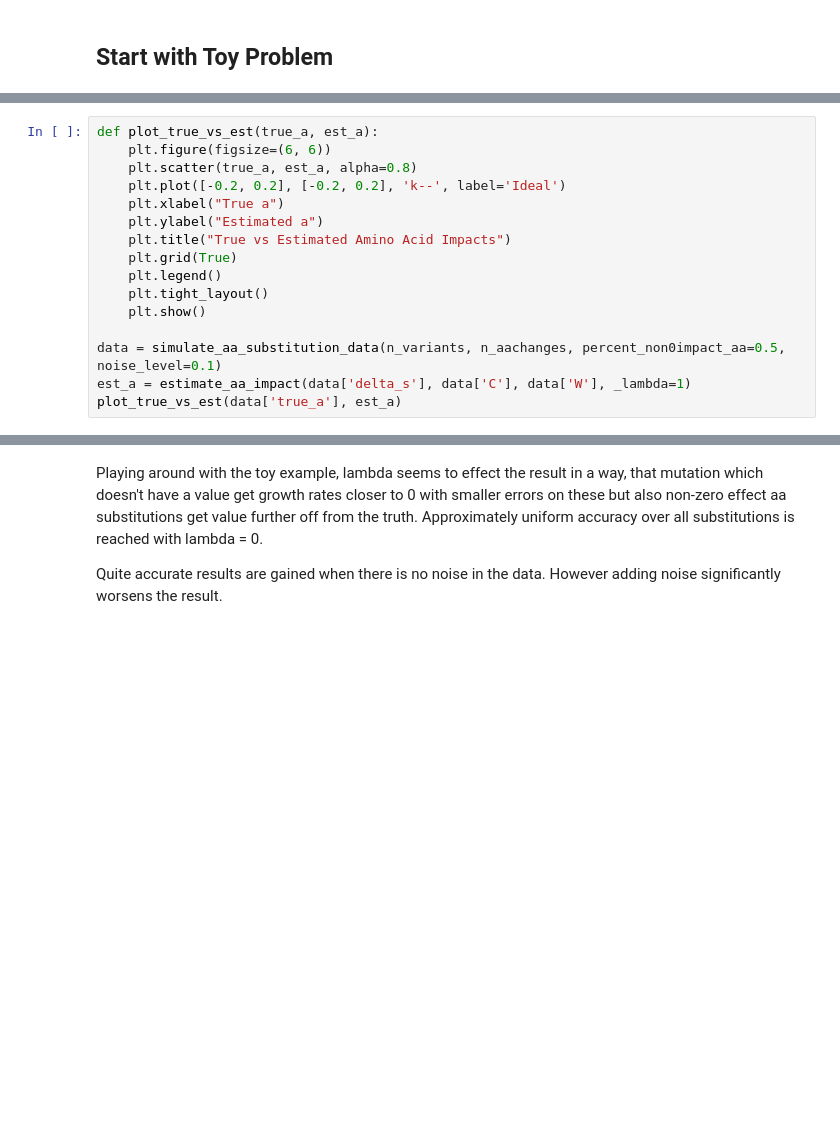
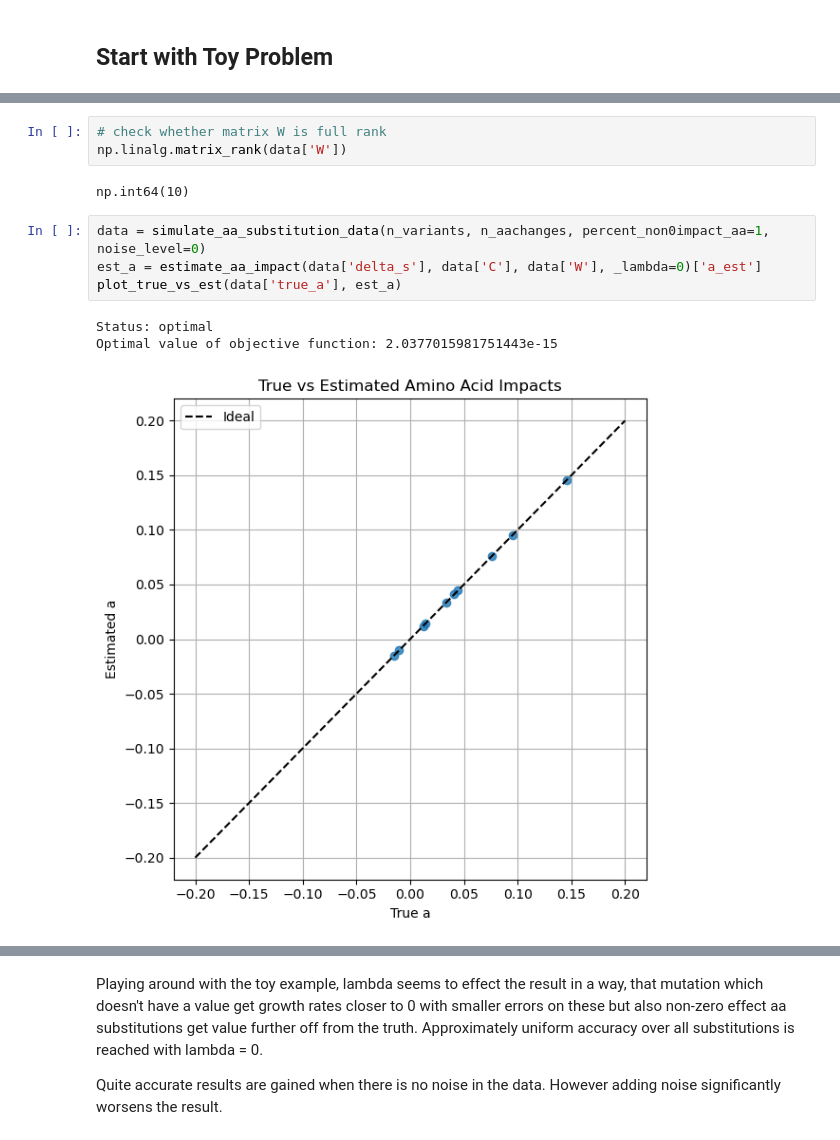
Before and after one commit to marie3003/mlr_predict_variant_composition, a Jupyter notebook: effects_aa_substitutions_fitness.ipynb, the cells around one changed output, grey strips where cells are left out. Cells and saved outputs as stored; diff of their text form; blank space fills up the shorter version.

```diff
--- a/effects_aa_substitutions_fitness.ipynb
+++ b/effects_aa_substitutions_fitness.ipynb
@@ -74,16 +22,0 @@ def estimate_aa_impact(delta_s, C, W, _lambda=0.1):
-# %%
-def plot_true_vs_est(true_a, est_a):
-    plt.figure(figsize=(6, 6))
-    plt.scatter(true_a, est_a, alpha=0.8)
-    plt.plot([-0.2, 0.2], [-0.2, 0.2], 'k--', label='Ideal')
-    plt.xlabel("True a")
-    plt.ylabel("Estimated a")
-    plt.title("True vs Estimated Amino Acid Impacts")
-    plt.grid(True)
-    plt.legend()
-    plt.tight_layout()
-    plt.show()
-
-data = simulate_aa_substitution_data(n_variants, n_aachanges, percent_non0impact_aa=0.5, noise_level=0.1)
-est_a = estimate_aa_impact(data['delta_s'], data['C'], data['W'], _lambda=1)
-plot_true_vs_est(data['true_a'], est_a)
@@ -101,3 +38,16 @@ plot_true_vs_est(data['true_a'], est_a)
+# %%
+# check whether matrix W is full rank
+np.linalg.matrix_rank(data['W'])
+# %% [output]
+np.int64(10)
+# %%
+data = simulate_aa_substitution_data(n_variants, n_aachanges, percent_non0impact_aa=1, noise_level=0)
+est_a = estimate_aa_impact(data['delta_s'], data['C'], data['W'], _lambda=0)['a_est']
+plot_true_vs_est(data['true_a'], est_a)
+# %% [output]
+Status: optimal
+Optimal value of objective function: 2.0377015981751443e-15
+[figure, added]
 # %%
 def plot_true_vs_est_subplot(ax, true_a, est_a, title="", color="blue"):
     ax.scatter(true_a, est_a, alpha=0.8, color=color)
```
Also changed, not shown: parts of 47 cells of this notebook, 5 other files.
